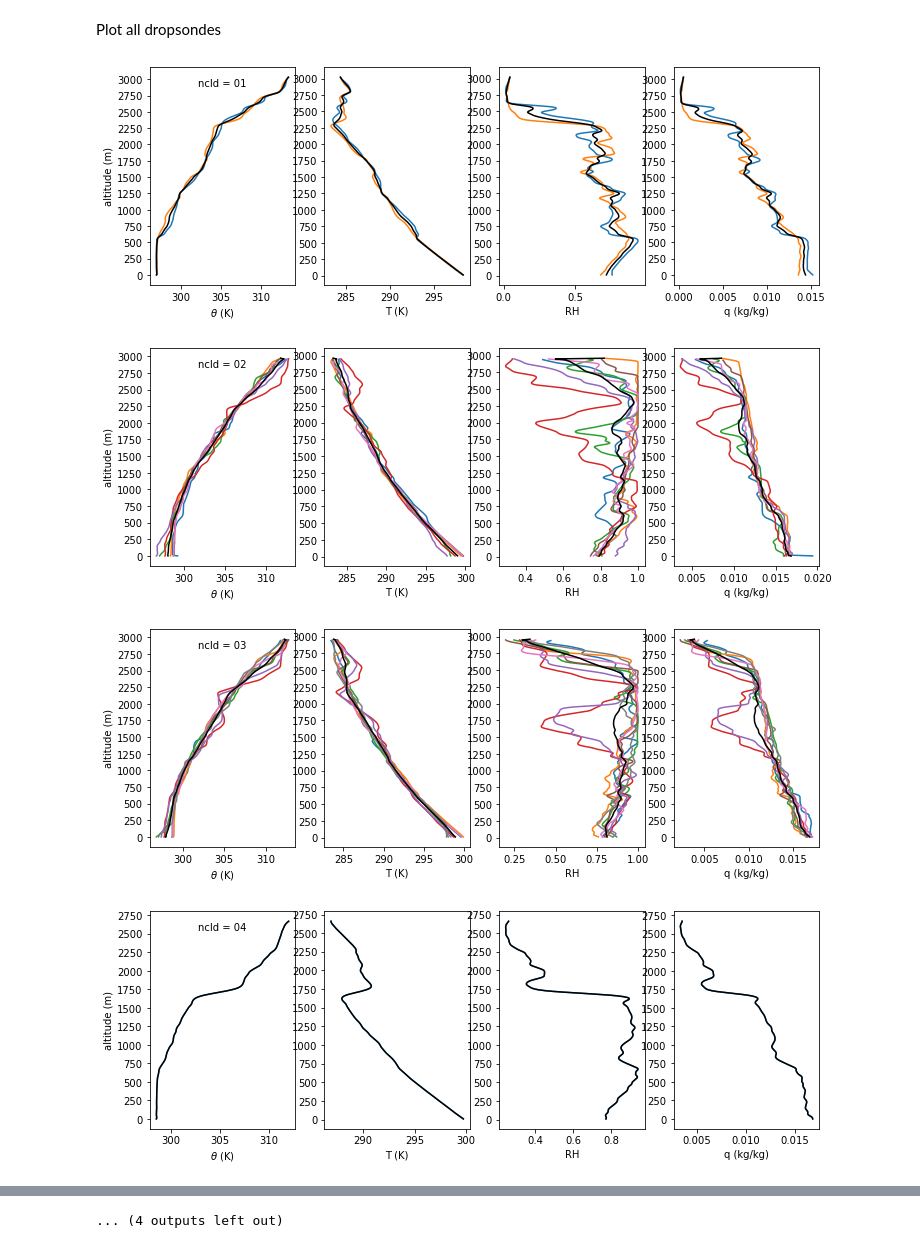
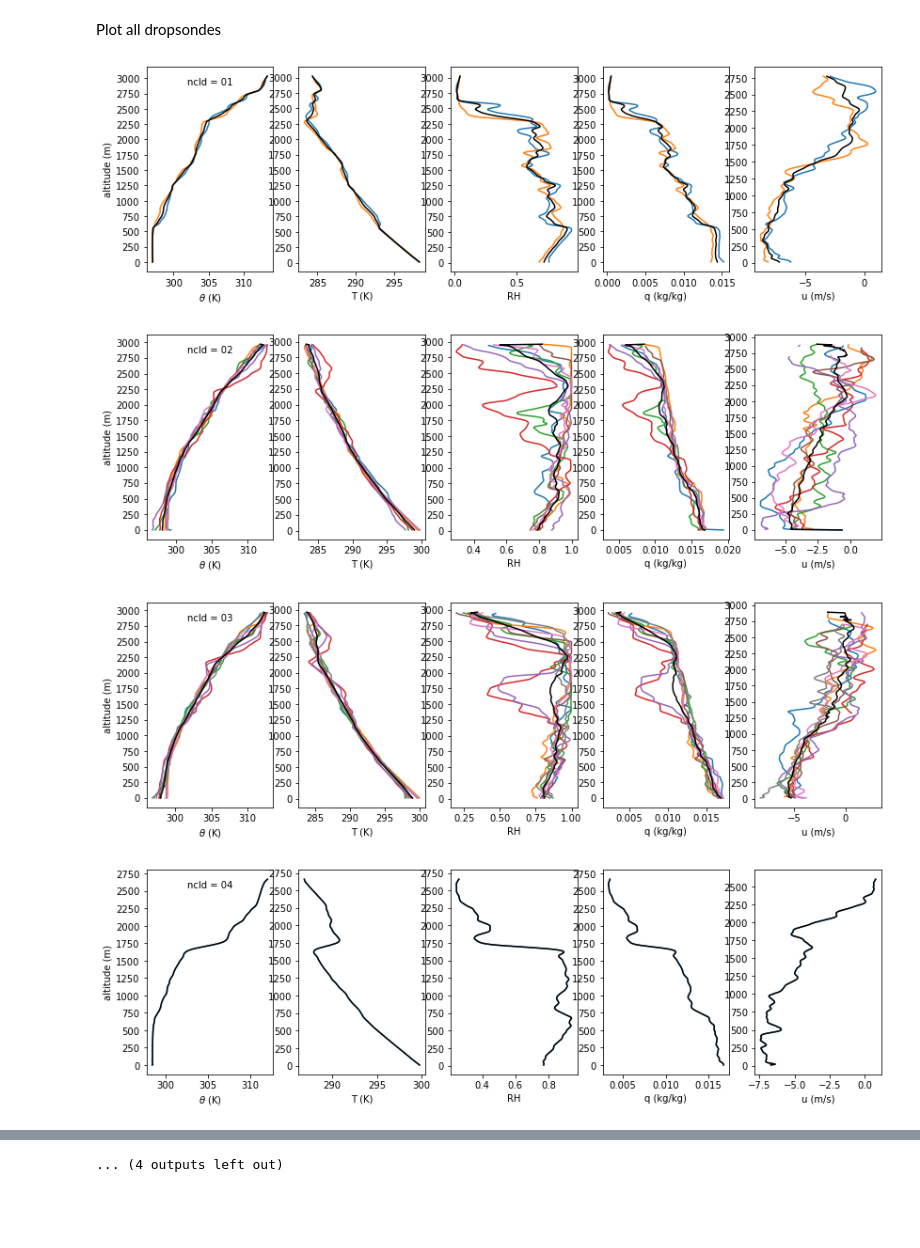
Before and after one commit to DeanHenze/ATOMIC-Science, a Jupyter notebook: analyses/WP3_cloudmodule_char/cldmod_dropsondes_test.ipynb, the cells around one changed output, grey strips where cells are left out. Cells and saved outputs as stored; diff of their text form; code cells hidden in the pictures; blank space fills up the shorter version.

Commit message:
Add profile plots for u-component of wind.

```diff
--- a/analyses/WP3_cloudmodule_char/cldmod_dropsondes_test.ipynb
+++ b/analyses/WP3_cloudmodule_char/cldmod_dropsondes_test.ipynb
@@ -64,39 +64,40 @@ Data variables:
 # %% [markdown]
 Plot all dropsondes
 # %%
-varplotkeys = ['theta', 'ta', 'rh', 'q']
+varplotkeys = ['theta', 'ta', 'rh', 'q', 'u']
 
 for f in fnames:
     data = xr.load_dataset(dir_drpsnds + f)
 
-    fig, axes = plt.subplots(1, 4, figsize=(12,4))
+    fig, axes = plt.subplots(1, 5, figsize=(14,4))
 
     for nsonde in data['sounding'].values:
 
         data_sonde = data.sel(sounding=nsonde)
 
         for varkey, ax in zip(varplotkeys, axes):
             ax.plot(data_sonde[varkey], data_sonde['alt'])
             ax.set_yticks(np.arange(0, 3251, 250))
 
     axes[0].set_xlabel(r"$\theta$ (K)")
     axes[1].set_xlabel(r"T (K)")
     axes[2].set_xlabel(r"RH")
     axes[3].set_xlabel(r"q (kg/kg)")
+    axes[4].set_xlabel("u (m/s)")
     axes[0].set_ylabel(r"altitude (m)")
 
 
     ncld = f[f.index('_ncld')+5: f.index('_ncld')+7]
     axes[0].text(0.5, 0.95, "ncld = %s" % ncld,
                 ha='center', va='top', transform=axes[0].transAxes
                 )
 
     # Mean profiles:
     meanprfs = data.mean(dim='sounding')
     for varkey, ax in zip(varplotkeys, axes):
         ax.plot(meanprfs[varkey], meanprfs['alt'], c='black')
 # %% [output]
-[figure, old version]
+[figure, new version]
-[figure, old version]
+[figure, new version]
-[figure, old version]
+[figure, new version]
-[figure, old version]
+[figure, new version]
```
Also changed, not shown: parts of 1 cell of this notebook.
